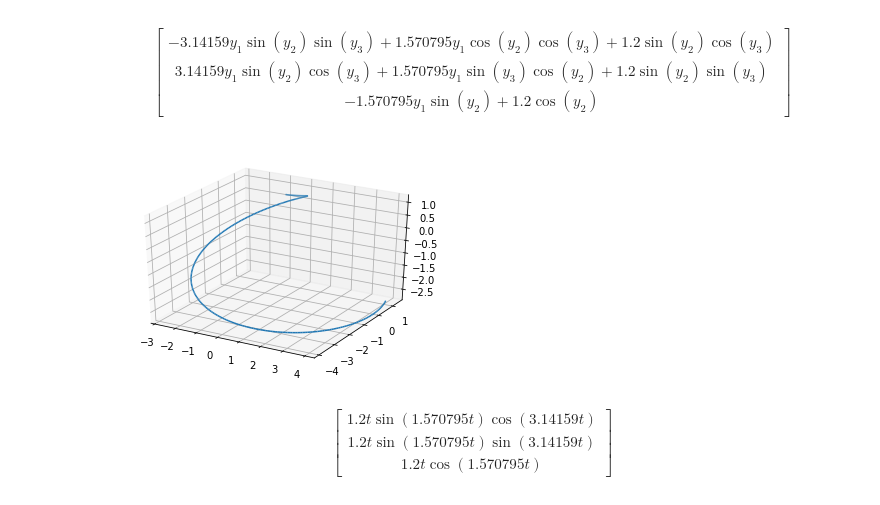
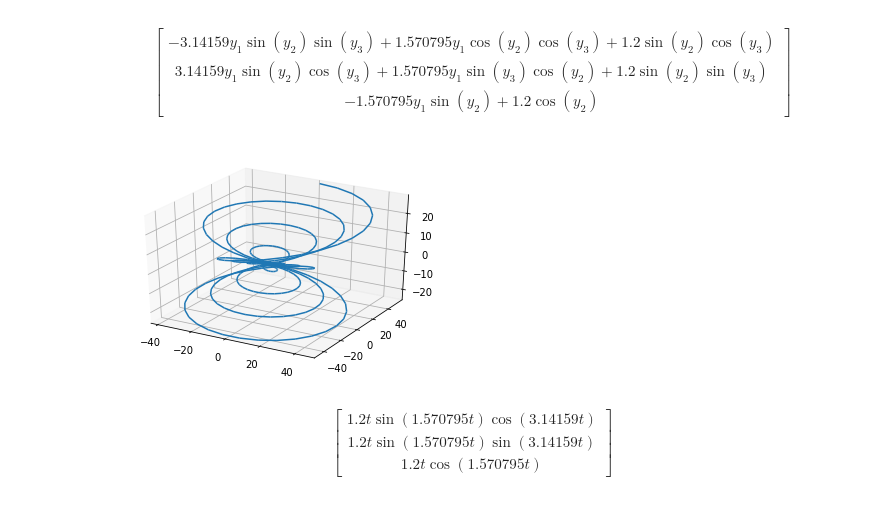
Before and after one commit to coderofgames/Python-Math, a Jupyter notebook: Vectors/Tensors.ipynb, the cells around one changed output. Cells and saved outputs as stored; diff of their text form; code cells hidden in the pictures.

```diff
--- a/Vectors/Tensors.ipynb
+++ b/Vectors/Tensors.ipynb
@@ -659,13 +685,13 @@ dAdt = dAdt.subs({y_1:1.2*t, y_2:0.5*3.14159*t, y_3:3.14159*t})
 # %%
 from sympy import symbols, cos, sin
 from sympy.plotting import plot3d_parametric_line
 %matplotlib inline
 
-p1 = plot3d_parametric_line(dAdt[0], dAdt[1], dAdt[2], (t, 0, 1.5), show = False)
+p1 = plot3d_parametric_line(dAdt[0], dAdt[1], dAdt[2], (t, 0, 15), show = False)
 
 p1.show()
 # %% [output]
-[figure, old version]
+[figure, new version]
 # %%
 # nw for the position vector, in spherical coordinates
 v2 = Matrix([1.2*t, 0.5*3.14159*t,3.14159*t ])
```
Also changed, not shown: parts of 38 cells of this notebook.
